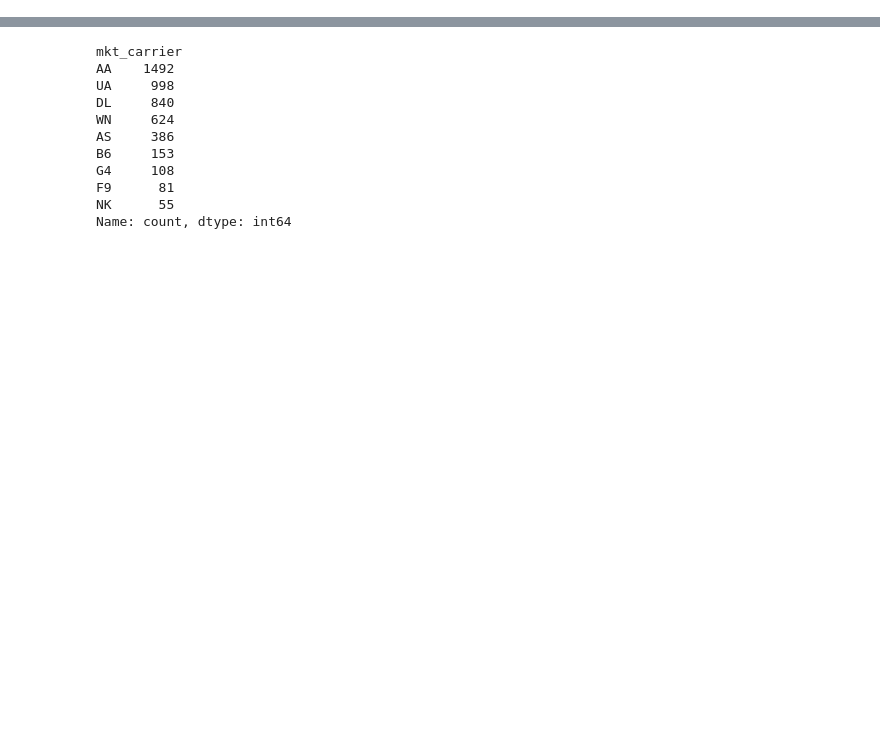
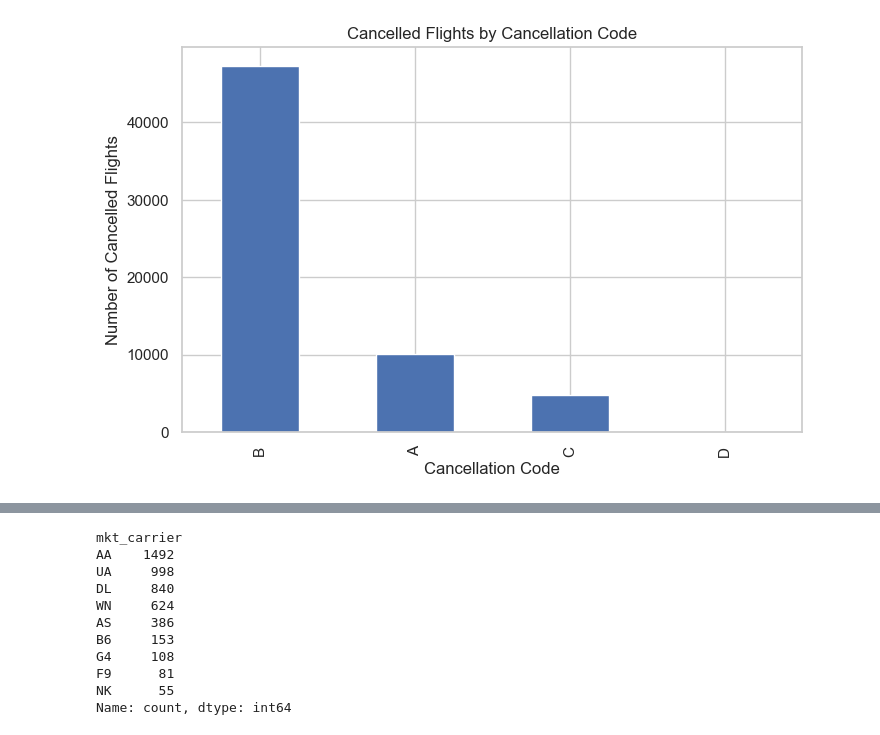
Before and after one commit to BhupathiTharun/Airline-Operations-Intelligence, a Jupyter notebook: notebooks/06_eda.ipynb, the cells around one changed output, grey strips where cells are left out. Saved outputs shown, nothing was run; the diff lists cells and outputs as text; code cells hidden in the pictures; blank space fills up the shorter version.

```diff
--- a/notebooks/06_eda.ipynb
+++ b/notebooks/06_eda.ipynb
@@ -865,0 +1002,14 @@ Diverted flights: 4737
+# %%
+cancellation_reasons = (
+    df.loc[df["cancelled"] == 1, "cancellation_code"]
+    .value_counts()
+)
+
+plt.figure(figsize=(8, 5))
+cancellation_reasons.plot(kind="bar")
+plt.title("Cancelled Flights by Cancellation Code")
+plt.xlabel("Cancellation Code")
+plt.ylabel("Number of Cancelled Flights")
+plt.show()
+# %% [output]
+[figure, added]
```
Also changed, not shown: parts of 313 cells of this notebook, 19 other files.
